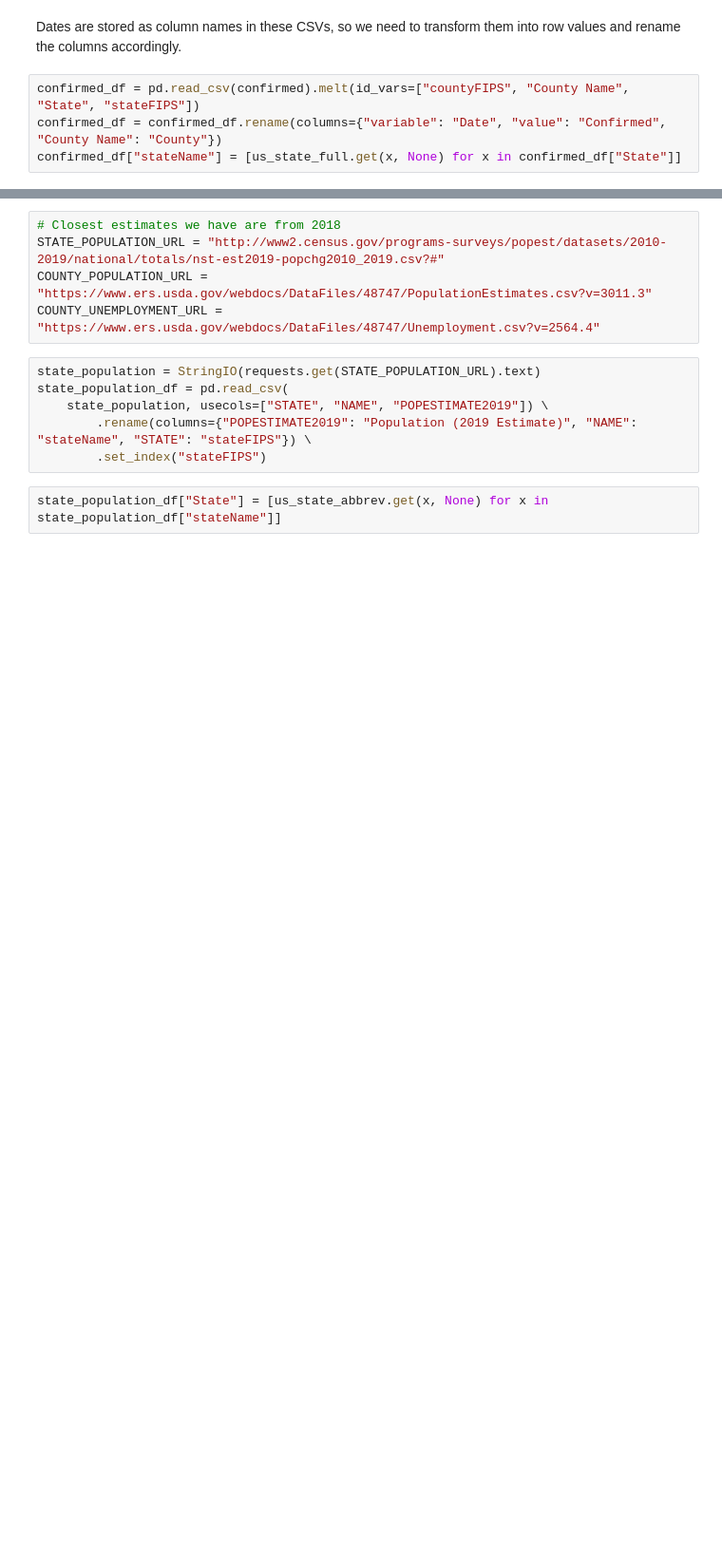
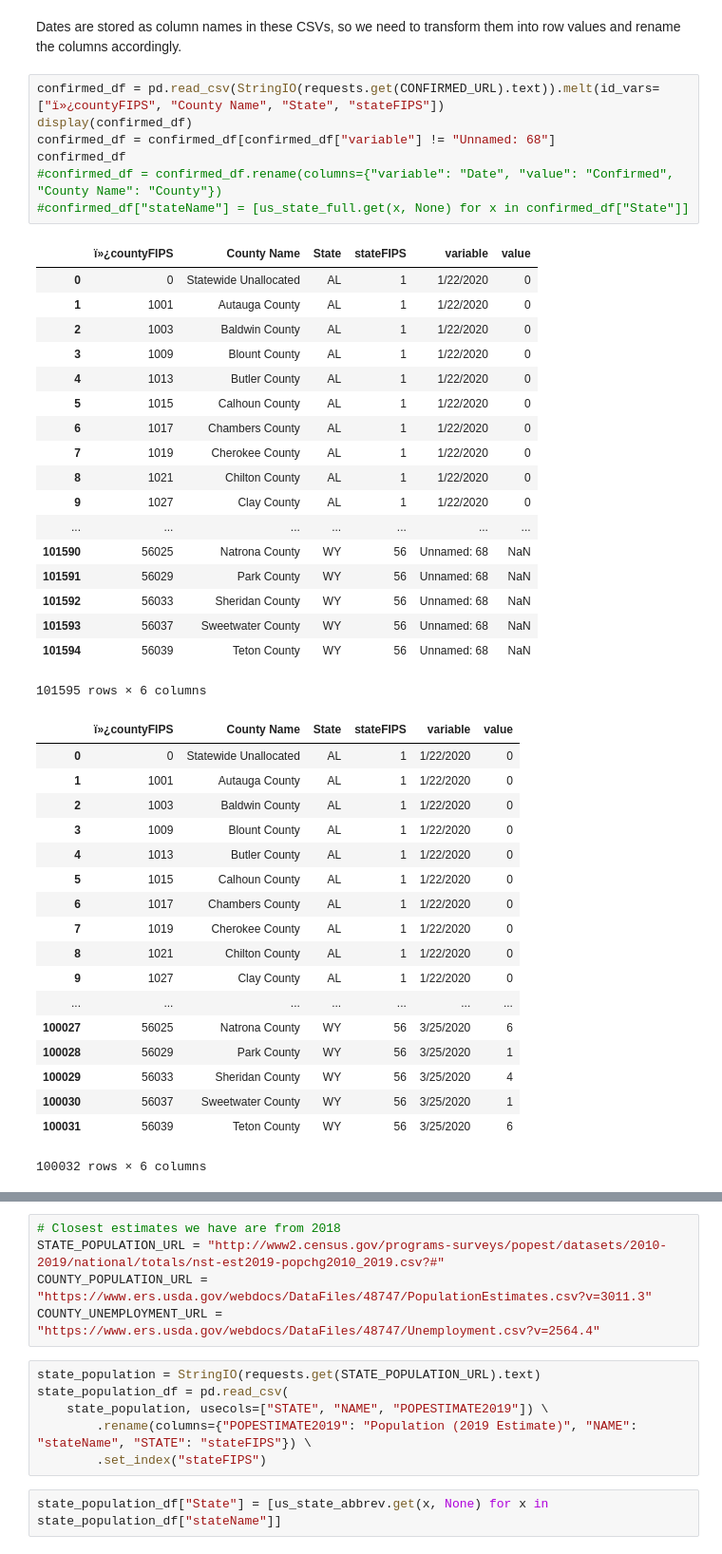
Before and after one commit to zepaz/perspective, a Jupyter notebook: python/perspective/covid.ipynb, the cells around one changed output, grey strips where cells are left out. Shown at 95% size. Saved outputs shown, nothing was run; the diff lists cells and outputs as text; blank space fills up the shorter version.

```diff
--- a/python/perspective/covid.ipynb
+++ b/python/perspective/covid.ipynb
@@ -125,8 +134,48 @@ deaths = StringIO(requests.get(DEATHS_URL).text)
 # %% [markdown]
 Dates are stored as column names in these CSVs, so we need to transform them into row values and rename the columns accordingly.
 # %%
-confirmed_df = pd.read_csv(confirmed).melt(id_vars=["countyFIPS", "County Name", "State", "stateFIPS"])
-confirmed_df = confirmed_df.rename(columns={"variable": "Date", "value": "Confirmed", "County Name": "County"})
-confirmed_df["stateName"] = [us_state_full.get(x, None) for x in confirmed_df["State"]]
+confirmed_df = pd.read_csv(StringIO(requests.get(CONFIRMED_URL).text)).melt(id_vars=["ï»¿countyFIPS", "County Name", "State", "stateFIPS"])
+display(confirmed_df)
+confirmed_df = confirmed_df[confirmed_df["variable"] != "Unnamed: 68"]
+confirmed_df
+#confirmed_df = confirmed_df.rename(columns={"variable": "Date", "value": "Confirmed", "County Name": "County"})
+#confirmed_df["stateName"] = [us_state_full.get(x, None) for x in confirmed_df["State"]]
+# %% [output]
+|  | ï»¿countyFIPS | County Name | State | stateFIPS | variable | value |
+| 0 | 0 | Statewide Unallocated | AL | 1 | 1/22/2020 | 0 |
+| 1 | 1001 | Autauga County | AL | 1 | 1/22/2020 | 0 |
+| 2 | 1003 | Baldwin County | AL | 1 | 1/22/2020 | 0 |
+| 3 | 1009 | Blount County | AL | 1 | 1/22/2020 | 0 |
+| 4 | 1013 | Butler County | AL | 1 | 1/22/2020 | 0 |
+| 5 | 1015 | Calhoun County | AL | 1 | 1/22/2020 | 0 |
+| 6 | 1017 | Chambers County | AL | 1 | 1/22/2020 | 0 |
+| 7 | 1019 | Cherokee County | AL | 1 | 1/22/2020 | 0 |
+| 8 | 1021 | Chilton County | AL | 1 | 1/22/2020 | 0 |
+| 9 | 1027 | Clay County | AL | 1 | 1/22/2020 | 0 |
+| ... | ... | ... | ... | ... | ... | ... |
+| 101590 | 56025 | Natrona County | WY | 56 | Unnamed: 68 | NaN |
+| 101591 | 56029 | Park County | WY | 56 | Unnamed: 68 | NaN |
+| 101592 | 56033 | Sheridan County | WY | 56 | Unnamed: 68 | NaN |
+| 101593 | 56037 | Sweetwater County | WY | 56 | Unnamed: 68 | NaN |
+| 101594 | 56039 | Teton County | WY | 56 | Unnamed: 68 | NaN |
+101595 rows × 6 columns
+|  | ï»¿countyFIPS | County Name | State | stateFIPS | variable | value |
+| 0 | 0 | Statewide Unallocated | AL | 1 | 1/22/2020 | 0 |
+| 1 | 1001 | Autauga County | AL | 1 | 1/22/2020 | 0 |
+| 2 | 1003 | Baldwin County | AL | 1 | 1/22/2020 | 0 |
+| 3 | 1009 | Blount County | AL | 1 | 1/22/2020 | 0 |
+| 4 | 1013 | Butler County | AL | 1 | 1/22/2020 | 0 |
+| 5 | 1015 | Calhoun County | AL | 1 | 1/22/2020 | 0 |
+| 6 | 1017 | Chambers County | AL | 1 | 1/22/2020 | 0 |
+| 7 | 1019 | Cherokee County | AL | 1 | 1/22/2020 | 0 |
+| 8 | 1021 | Chilton County | AL | 1 | 1/22/2020 | 0 |
+| 9 | 1027 | Clay County | AL | 1 | 1/22/2020 | 0 |
+| ... | ... | ... | ... | ... | ... | ... |
+| 100027 | 56025 | Natrona County | WY | 56 | 3/25/2020 | 6 |
+| 100028 | 56029 | Park County | WY | 56 | 3/25/2020 | 1 |
+| 100029 | 56033 | Sheridan County | WY | 56 | 3/25/2020 | 4 |
+| 100030 | 56037 | Sweetwater County | WY | 56 | 3/25/2020 | 1 |
+| 100031 | 56039 | Teton County | WY | 56 | 3/25/2020 | 6 |
+100032 rows × 6 columns
 # %%
 confirmed_df
```
Also changed, not shown: parts of 24 cells of this notebook.
